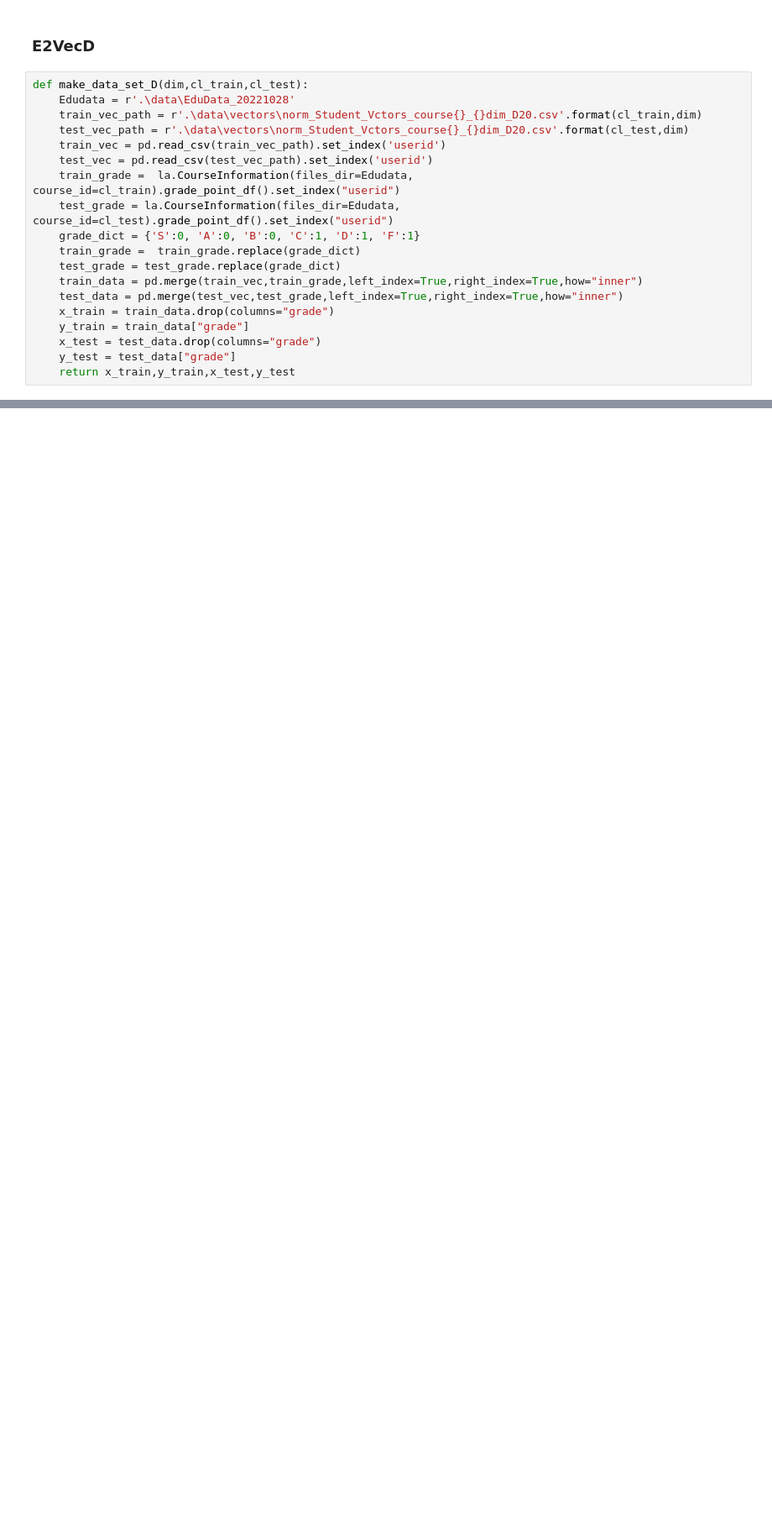
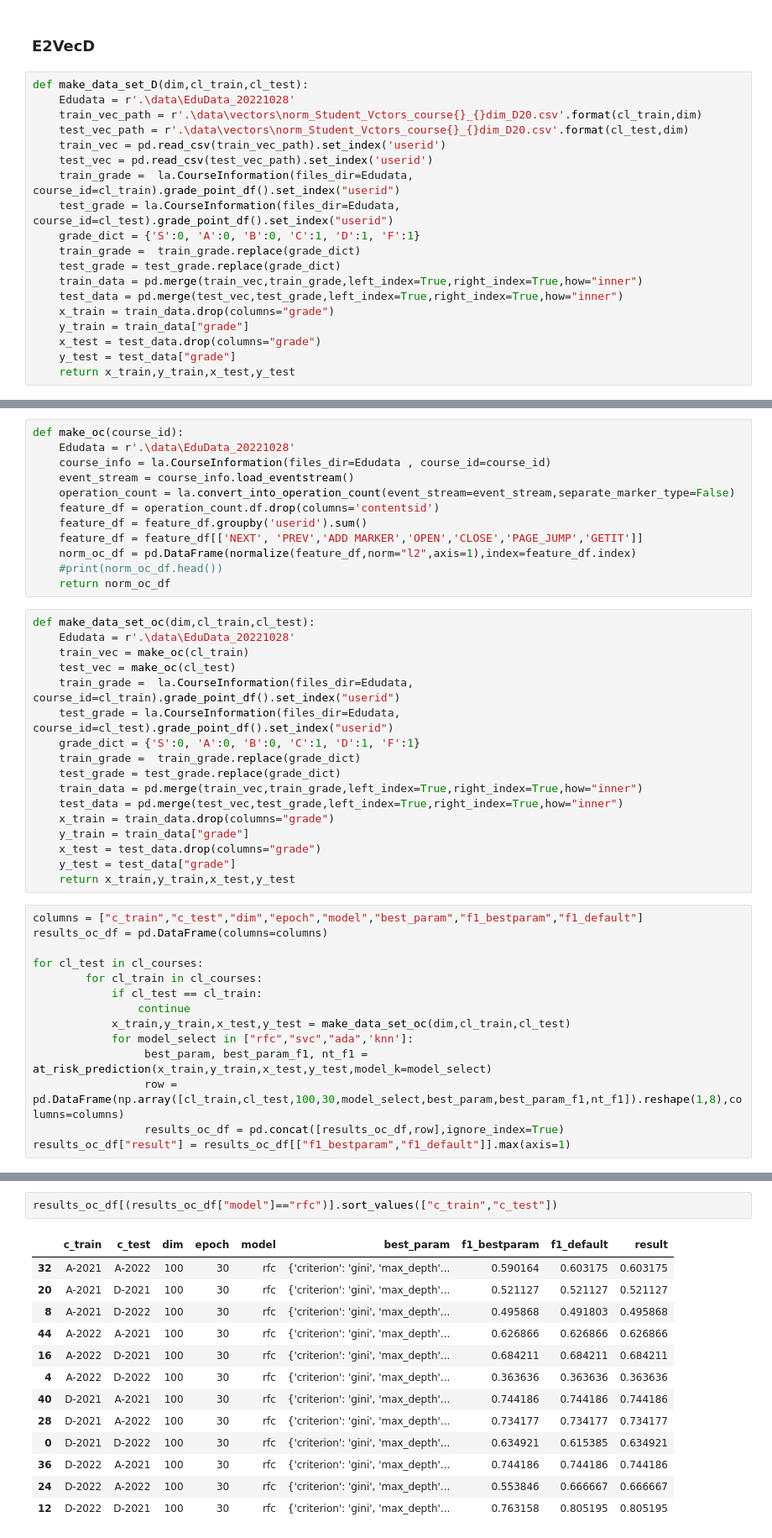
Before and after one commit to limu-research/2024-edm-e2vec, a Jupyter notebook: 5_At-risk_prediction.ipynb, the cells around one changed output, grey strips where cells are left out. Shown at 84% size. Drawn from its saved outputs; the diff is of its cells as text; blank space fills up the shorter version.

```diff
--- a/5_At-risk_prediction.ipynb
+++ b/5_At-risk_prediction.ipynb
@@ -245,0 +358,43 @@ results_D_df[(results_D_df["model"]=="rfc")].sort_values(["c_train","c_test"])
+# %%
+def make_oc(course_id):
+    Edudata = r'.\data\EduData_20221028'
+    course_info = la.CourseInformation(files_dir=Edudata , course_id=course_id)
+    event_stream = course_info.load_eventstream()
+    operation_count = la.convert_into_operation_count(event_stream=event_stream,separate_marker_type=False)
+    feature_df = operation_count.df.drop(columns='contentsid')
+    feature_df = feature_df.groupby('userid').sum()
+    feature_df = feature_df[['NEXT', 'PREV','ADD MARKER','OPEN','CLOSE','PAGE_JUMP','GETIT']]
+    norm_oc_df = pd.DataFrame(normalize(feature_df,norm="l2",axis=1),index=feature_df.index)
+    #print(norm_oc_df.head())
+    return norm_oc_df
+# %%
+def make_data_set_oc(dim,cl_train,cl_test):
+    Edudata = r'.\data\EduData_20221028'
+    train_vec = make_oc(cl_train)
+    test_vec = make_oc(cl_test)
+    train_grade =  la.CourseInformation(files_dir=Edudata, course_id=cl_train).grade_point_df().set_index("userid")
+    test_grade = la.CourseInformation(files_dir=Edudata, course_id=cl_test).grade_point_df().set_index("userid")
+    grade_dict = {'S':0, 'A':0, 'B':0, 'C':1, 'D':1, 'F':1}
+    train_grade =  train_grade.replace(grade_dict)
+    test_grade = test_grade.replace(grade_dict)
+    train_data = pd.merge(train_vec,train_grade,left_index=True,right_index=True,how="inner")
+    test_data = pd.merge(test_vec,test_grade,left_index=True,right_index=True,how="inner")
+    x_train = train_data.drop(columns="grade")
+    y_train = train_data["grade"]
+    x_test = test_data.drop(columns="grade")
+    y_test = test_data["grade"]
+    return x_train,y_train,x_test,y_test
+# %%
+columns = ["c_train","c_test","dim","epoch","model","best_param","f1_bestparam","f1_default"]
+results_oc_df = pd.DataFrame(columns=columns)
+
+for cl_test in cl_courses:
+        for cl_train in cl_courses:
+            if cl_test == cl_train:
+                continue
+            x_train,y_train,x_test,y_test = make_data_set_oc(dim,cl_train,cl_test)
+            for model_select in ["rfc","svc","ada",'knn']:
+                 best_param, best_param_f1, nt_f1 = at_risk_prediction(x_train,y_train,x_test,y_test,model_k=model_select)
+                 row = pd.DataFrame(np.array([cl_train,cl_test,100,30,model_select,best_param,best_param_f1,nt_f1]).reshape(1,8),columns=columns)
+                 results_oc_df = pd.concat([results_oc_df,row],ignore_index=True)
+results_oc_df["result"] = results_oc_df[["f1_bestparam","f1_default"]].max(axis=1)
@@ -245,0 +423,16 @@ results_D_df[(results_D_df["model"]=="rfc")].sort_values(["c_train","c_test"])
+# %%
+results_oc_df[(results_oc_df["model"]=="rfc")].sort_values(["c_train","c_test"])
+# %% [output]
+|  | c_train | c_test | dim | epoch | model | best_param | f1_bestparam | f1_default | result |
+| 32 | A-2021 | A-2022 | 100 | 30 | rfc | {'criterion': 'gini', 'max_depth'... | 0.590164 | 0.603175 | 0.603175 |
+| 20 | A-2021 | D-2021 | 100 | 30 | rfc | {'criterion': 'gini', 'max_depth'... | 0.521127 | 0.521127 | 0.521127 |
+| 8 | A-2021 | D-2022 | 100 | 30 | rfc | {'criterion': 'gini', 'max_depth'... | 0.495868 | 0.491803 | 0.495868 |
+| 44 | A-2022 | A-2021 | 100 | 30 | rfc | {'criterion': 'gini', 'max_depth'... | 0.626866 | 0.626866 | 0.626866 |
+| 16 | A-2022 | D-2021 | 100 | 30 | rfc | {'criterion': 'gini', 'max_depth'... | 0.684211 | 0.684211 | 0.684211 |
+| 4 | A-2022 | D-2022 | 100 | 30 | rfc | {'criterion': 'gini', 'max_depth'... | 0.363636 | 0.363636 | 0.363636 |
+| 40 | D-2021 | A-2021 | 100 | 30 | rfc | {'criterion': 'gini', 'max_depth'... | 0.744186 | 0.744186 | 0.744186 |
+| 28 | D-2021 | A-2022 | 100 | 30 | rfc | {'criterion': 'gini', 'max_depth'... | 0.734177 | 0.734177 | 0.734177 |
+| 0 | D-2021 | D-2022 | 100 | 30 | rfc | {'criterion': 'gini', 'max_depth'... | 0.634921 | 0.615385 | 0.634921 |
+| 36 | D-2022 | A-2021 | 100 | 30 | rfc | {'criterion': 'gini', 'max_depth'... | 0.744186 | 0.744186 | 0.744186 |
+| 24 | D-2022 | A-2022 | 100 | 30 | rfc | {'criterion': 'gini', 'max_depth'... | 0.553846 | 0.666667 | 0.666667 |
+| 12 | D-2022 | D-2021 | 100 | 30 | rfc | {'criterion': 'gini', 'max_depth'... | 0.763158 | 0.805195 | 0.805195 |
```
Also changed, not shown: parts of 42 cells of this notebook, 5 other files.
